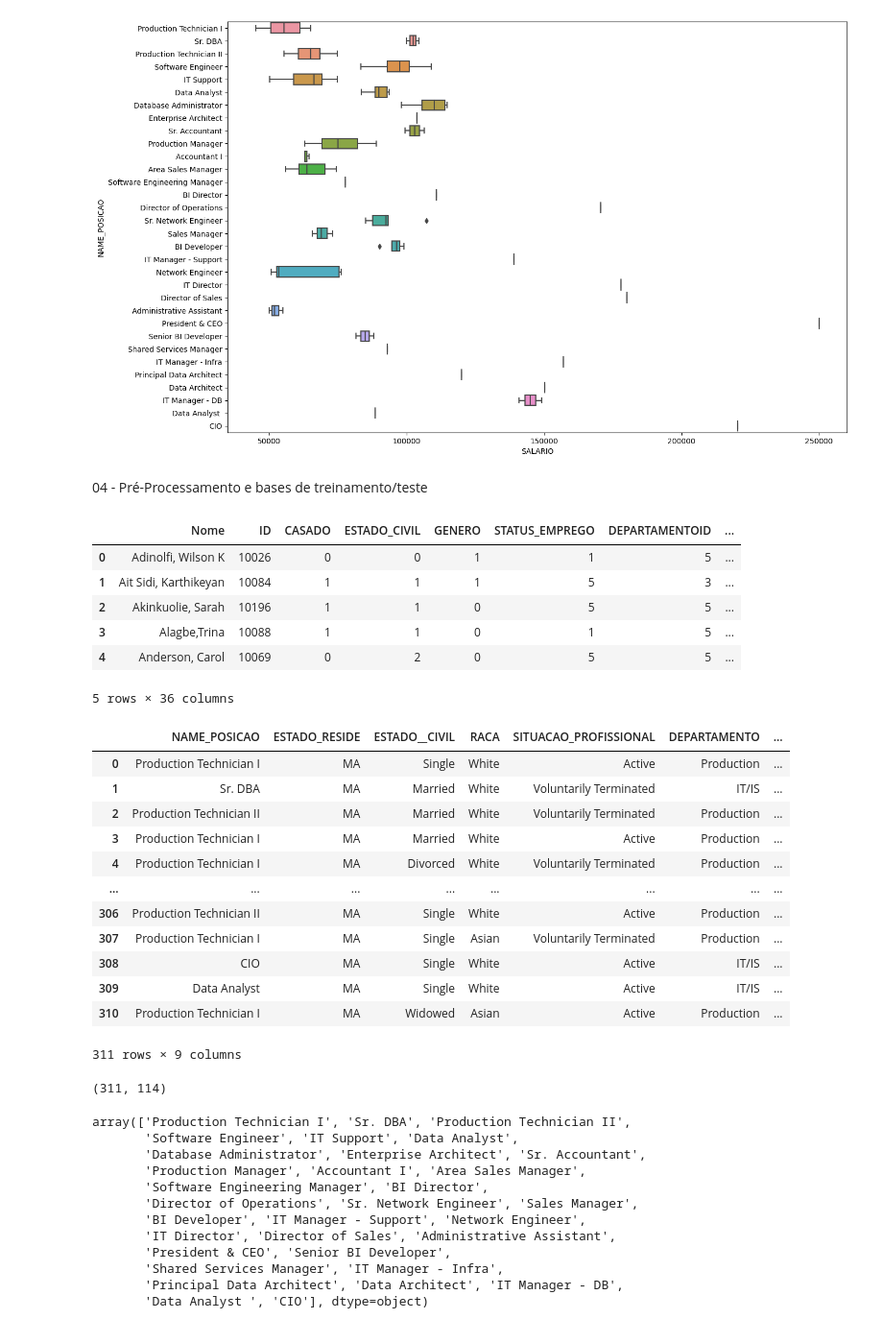
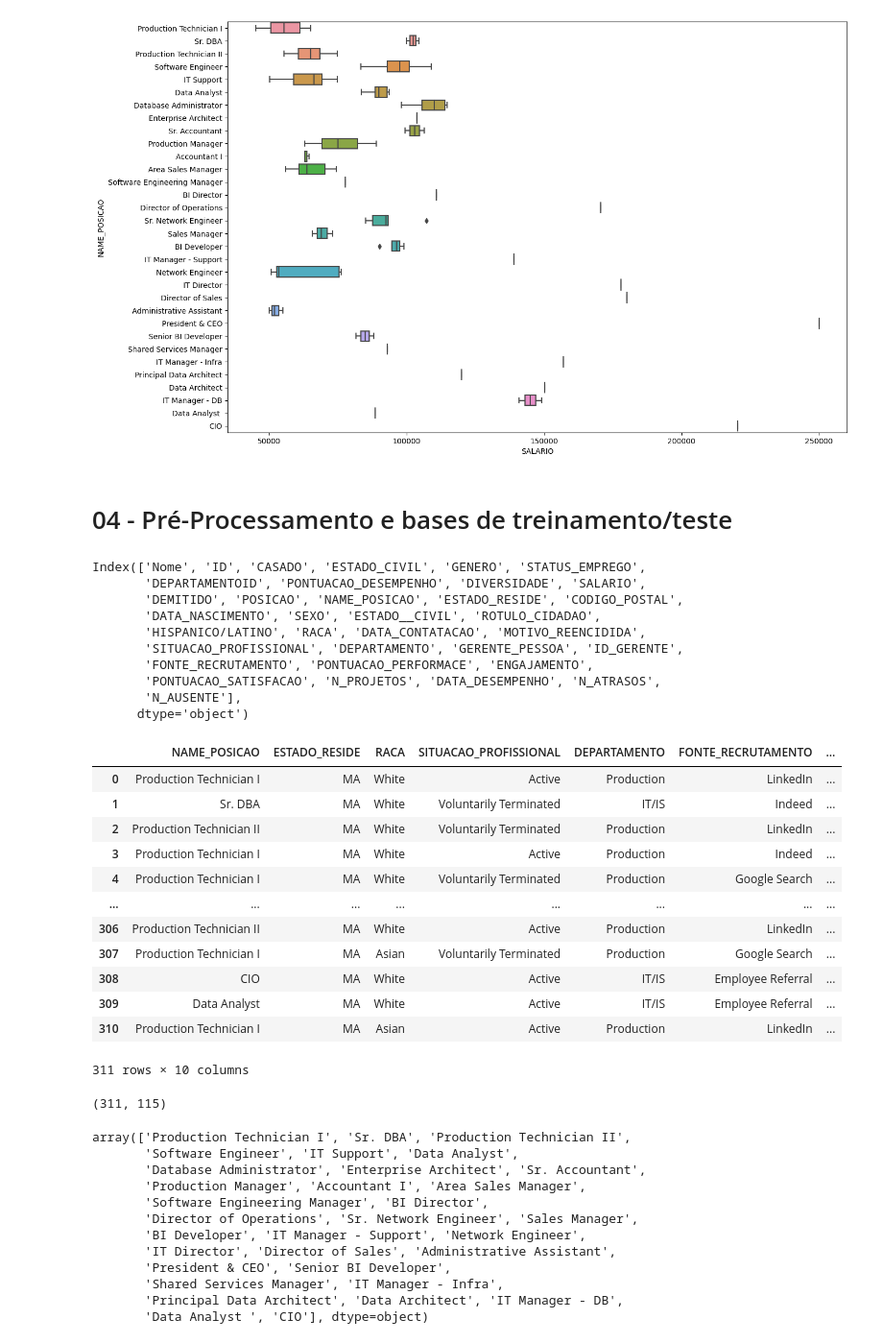
Before and after one commit to m4ximino/Departamento_RH, a Jupyter notebook: Departamento_de_RH.ipynb, the cells around one changed output. Shown at 96% size. Saved outputs shown, nothing was run; the diff lists cells and outputs as text; code cells hidden in the pictures.

```diff
--- a/Departamento_de_RH.ipynb
+++ b/Departamento_de_RH.ipynb
@@ -156,6 +156,8 @@ sns.heatmap(dataset.isnull(), cbar = False)
 # %% [output]
 <AxesSubplot:>
 [figure]
+# %%
+dataset.drop(['RESCINDIDA'], axis = 1, inplace=True)
 # %%
 dataset.hist(bins=30, figsize=(25,25), color ='r')
 # %% [output]
@@ -254,34 +256,38 @@ sns.boxplot(x = 'SALARIO', y= 'NAME_POSICAO', data=dataset)
 <AxesSubplot:xlabel='SALARIO', ylabel='NAME_POSICAO'>
 [figure]
 # %% [markdown]
-04 -  Pré-Processamento e bases de treinamento/teste
+# 04 -  Pré-Processamento e bases de treinamento/teste
 # %%
-dataset.head()
+dataset.columns
 # %% [output]
-|  | Nome | ID | CASADO | ESTADO_CIVIL | GENERO | STATUS_EMPREGO | DEPARTAMENTOID | ... |
-| 0 | Adinolfi, Wilson K | 10026 | 0 | 0 | 1 | 1 | 5 | ... |
-| 1 | Ait Sidi, Karthikeyan | 10084 | 1 | 1 | 1 | 5 | 3 | ... |
-| 2 | Akinkuolie, Sarah | 10196 | 1 | 1 | 0 | 5 | 5 | ... |
-| 3 | Alagbe,Trina | 10088 | 1 | 1 | 0 | 1 | 5 | ... |
-| 4 | Anderson, Carol | 10069 | 0 | 2 | 0 | 5 | 5 | ... |
-5 rows × 36 columns
+Index(['Nome', 'ID', 'CASADO', 'ESTADO_CIVIL', 'GENERO', 'STATUS_EMPREGO',
+       'DEPARTAMENTOID', 'PONTUACAO_DESEMPENHO', 'DIVERSIDADE', 'SALARIO',
+       'DEMITIDO', 'POSICAO', 'NAME_POSICAO', 'ESTADO_RESIDE', 'CODIGO_POSTAL',
+       'DATA_NASCIMENTO', 'SEXO', 'ESTADO__CIVIL', 'ROTULO_CIDADAO',
+       'HISPANICO/LATINO', 'RACA', 'DATA_CONTATACAO', 'MOTIVO_REENCIDIDA',
+       'SITUACAO_PROFISSIONAL', 'DEPARTAMENTO', 'GERENTE_PESSOA', 'ID_GERENTE',
+       'FONTE_RECRUTAMENTO', 'PONTUACAO_PERFORMACE', 'ENGAJAMENTO',
+       'PONTUACAO_SATISFACAO', 'N_PROJETOS', 'DATA_DESEMPENHO', 'N_ATRASOS',
+       'N_AUSENTE'],
+      dtype='object')
 # %%
-X_cat = dataset[['NAME_POSICAO', 'ESTADO_RESIDE', 'ESTADO__CIVIL', 'RACA', 'SITUACAO_PROFISSIONAL', 'DEPARTAMENTO', 'GERENTE_PESSOA', 'FONTE_RECRUTAMENTO', 'PONTUACAO_PERFORMACE']]
+X_cat = dataset[['NAME_POSICAO', 'ESTADO_RESIDE', 'RACA', 'SITUACAO_PROFISSIONAL', 'DEPARTAMENTO', 'FONTE_RECRUTAMENTO', 'PONTUACAO_PERFORMACE',
+       'HISPANICO/LATINO', 'SEXO', 'GERENTE_PESSOA']]
 X_cat
 # %% [output]
-|  | NAME_POSICAO | ESTADO_RESIDE | ESTADO__CIVIL | RACA | SITUACAO_PROFISSIONAL | DEPARTAMENTO | ... |
-| 0 | Production Technician I | MA | Single | White | Active | Production | ... |
-| 1 | Sr. DBA | MA | Married | White | Voluntarily Terminated | IT/IS | ... |
-| 2 | Production Technician II | MA | Married | White | Voluntarily Terminated | Production | ... |
-| 3 | Production Technician I | MA | Married | White | Active | Production | ... |
-| 4 | Production Technician I | MA | Divorced | White | Voluntarily Terminated | Production | ... |
+|  | NAME_POSICAO | ESTADO_RESIDE | RACA | SITUACAO_PROFISSIONAL | DEPARTAMENTO | FONTE_RECRUTAMENTO | ... |
+| 0 | Production Technician I | MA | White | Active | Production | LinkedIn | ... |
+| 1 | Sr. DBA | MA | White | Voluntarily Terminated | IT/IS | Indeed | ... |
+| 2 | Production Technician II | MA | White | Voluntarily Terminated | Production | LinkedIn | ... |
+| 3 | Production Technician I | MA | White | Active | Production | Indeed | ... |
+| 4 | Production Technician I | MA | White | Voluntarily Terminated | Production | Google Search | ... |
 | ... | ... | ... | ... | ... | ... | ... | ... |
-| 306 | Production Technician II | MA | Single | White | Active | Production | ... |
-| 307 | Production Technician I | MA | Single | Asian | Voluntarily Terminated | Production | ... |
-| 308 | CIO | MA | Single | White | Active | IT/IS | ... |
-| 309 | Data Analyst | MA | Single | White | Active | IT/IS | ... |
-| 310 | Production Technician I | MA | Widowed | Asian | Active | Production | ... |
+| 306 | Production Technician II | MA | White | Active | Production | LinkedIn | ... |
+| 307 | Production Technician I | MA | Asian | Voluntarily Terminated | Production | Google Search | ... |
+| 308 | CIO | MA | White | Active | IT/IS | Employee Referral | ... |
+| 309 | Data Analyst | MA | White | Active | IT/IS | Employee Referral | ... |
+| 310 | Production Technician I | MA | Asian | Active | Production | LinkedIn | ... |
-311 rows × 9 columns
+311 rows × 10 columns
 # %%
 from sklearn.preprocessing import OneHotEncoder
 onehotencoder = OneHotEncoder()
@@ -289,7 +295,7 @@ X_cat = onehotencoder.fit_transform(X_cat).toarray()
 # %%
 X_cat.shape
 # %% [output]
-(311, 114)
+(311, 115)
 # %%
 X_cat = pd.DataFrame(X_cat)
 # %%
```
Also changed, not shown: parts of 44 cells of this notebook, 3 other files.
